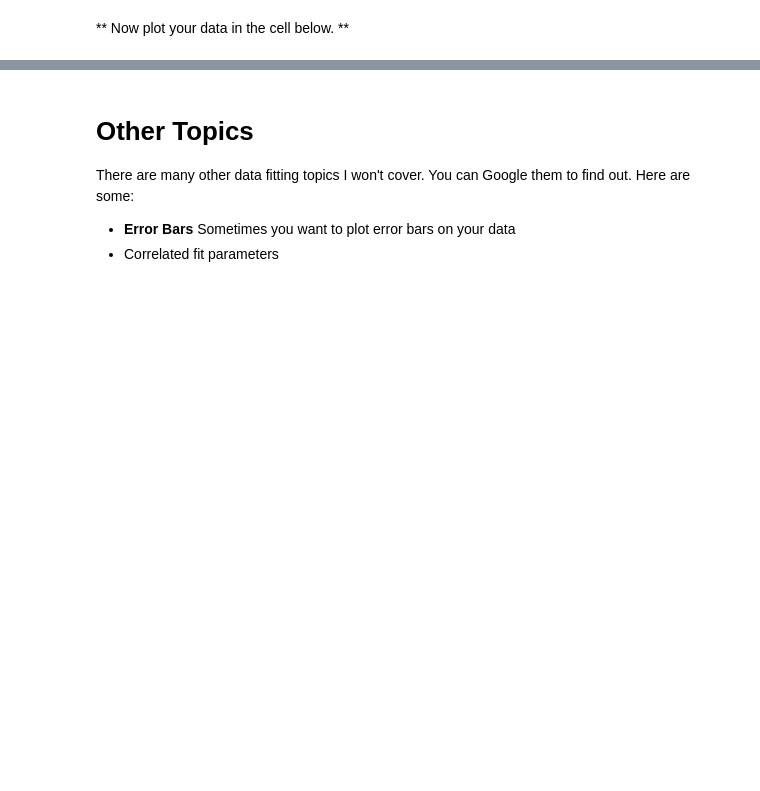
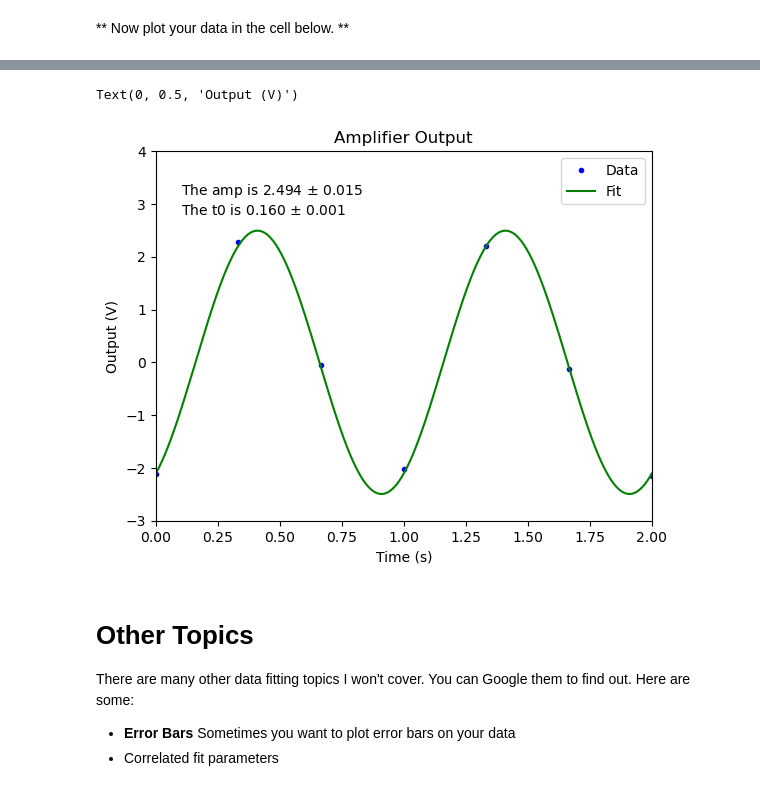
Before and after one commit to DuquesneAtomicPhysics/PythonJupyterSkills, a Jupyter notebook: Skill-06-Fitting-Data-Student.ipynb, the cells around one changed output, grey strips where cells are left out. Drawn from its saved outputs; the diff is of its cells as text; code cells hidden in the pictures; blank space fills up the shorter version.

```diff
--- a/Skill-06-Fitting-Data-Student.ipynb
+++ b/Skill-06-Fitting-Data-Student.ipynb
@@ -134,6 +204,23 @@ then plot the fit function using this plotting axis.
 
 Your plot should look similar this:
 ![First Plot](Skill-06c.png)
+# %%
+tPlot = np.linspace(0.0, 2.0, 501)
+fig = plt.figure()
+ax = fig.add_subplot(111)
+
+ax.plot(time2, volts2, '.b', label="Data")
+ax.plot(tPlot, vModel(tPlot, ampFit, t0Fit),'-g', label="Fit")
+ax.set_xlim(0,2)
+ax.set_ylim(-3,4)
+ax.legend()
+ax.text(0.1,2.8,resultStr)
+ax.set_title("Amplifier Output")
+ax.set_xlabel("Time (s)")
+ax.set_ylabel("Output (V)")
+# %% [output]
+Text(0, 0.5, 'Output (V)')
+[figure, added]
 # %% [markdown]
 # Other Topics
 There are many other data fitting topics I won't cover. You can Google them to find out. Here are some:
```
Also changed, not shown: parts of 9 cells of this notebook.
